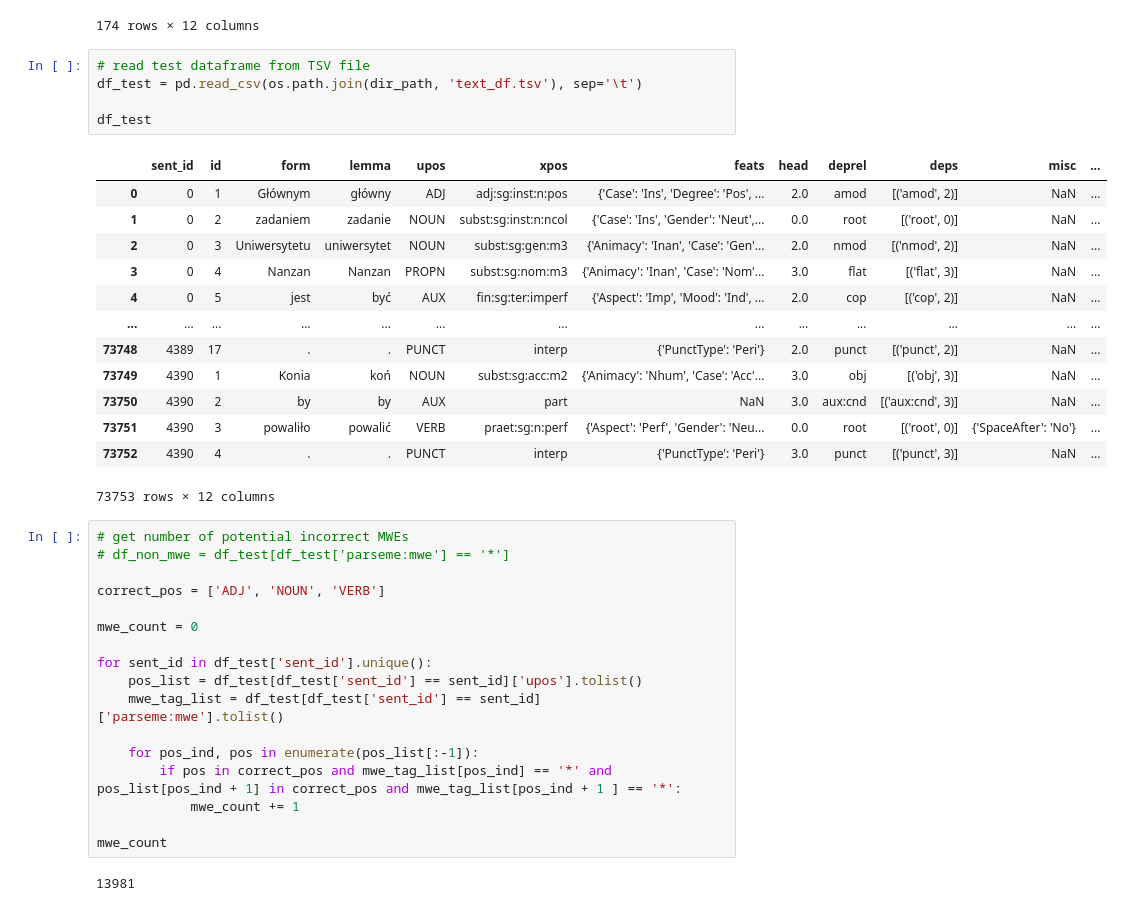
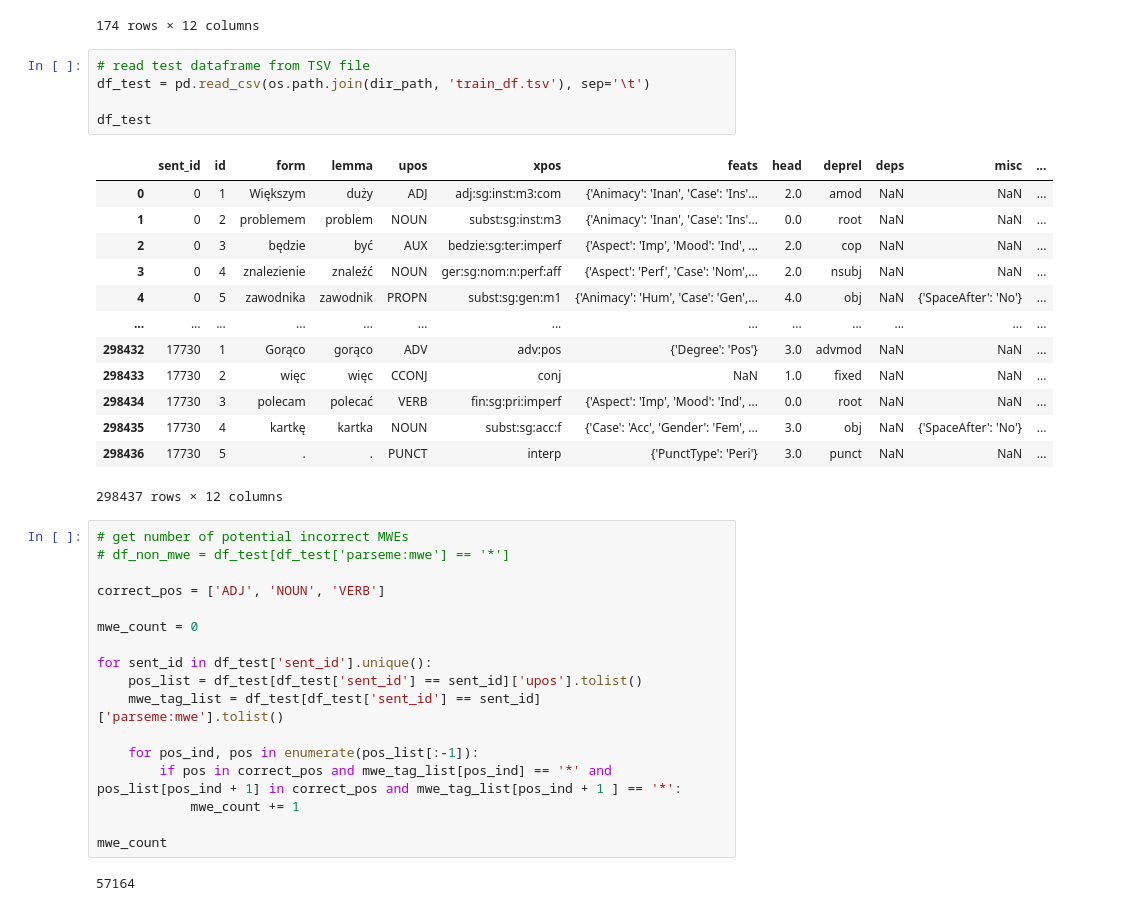
Before and after one commit to Netherwulf/mwe-vector-methods, a Jupyter notebook: get_dataset_from_parseme.ipynb, the cells around one changed output. Saved outputs shown, nothing was run; the diff lists cells and outputs as text.

```diff
--- a/get_dataset_from_parseme.ipynb
+++ b/get_dataset_from_parseme.ipynb
@@ -109,23 +109,23 @@ temp_df[temp_df.duplicated(subset='sent_id')]
 174 rows × 12 columns
 # %%
 # read test dataframe from TSV file
-df_test = pd.read_csv(os.path.join(dir_path, 'text_df.tsv'), sep='\t')
+df_test = pd.read_csv(os.path.join(dir_path, 'train_df.tsv'), sep='\t')
 
 df_test
 # %% [output]
 |  | sent_id | id | form | lemma | upos | xpos | feats | head | deprel | deps | misc | ... |
-| 0 | 0 | 1 | Głównym | główny | ADJ | adj:sg:inst:n:pos | {'Case': 'Ins', 'Degree': 'Pos', ... | 2.0 | amod | [('amod', 2)] | NaN | ... |
-| 1 | 0 | 2 | zadaniem | zadanie | NOUN | subst:sg:inst:n:ncol | {'Case': 'Ins', 'Gender': 'Neut',... | 0.0 | root | [('root', 0)] | NaN | ... |
-| 2 | 0 | 3 | Uniwersytetu | uniwersytet | NOUN | subst:sg:gen:m3 | {'Animacy': 'Inan', 'Case': 'Gen'... | 2.0 | nmod | [('nmod', 2)] | NaN | ... |
-| 3 | 0 | 4 | Nanzan | Nanzan | PROPN | subst:sg:nom:m3 | {'Animacy': 'Inan', 'Case': 'Nom'... | 3.0 | flat | [('flat', 3)] | NaN | ... |
-| 4 | 0 | 5 | jest | być | AUX | fin:sg:ter:imperf | {'Aspect': 'Imp', 'Mood': 'Ind', ... | 2.0 | cop | [('cop', 2)] | NaN | ... |
+| 0 | 0 | 1 | Większym | duży | ADJ | adj:sg:inst:m3:com | {'Animacy': 'Inan', 'Case': 'Ins'... | 2.0 | amod | NaN | NaN | ... |
+| 1 | 0 | 2 | problemem | problem | NOUN | subst:sg:inst:m3 | {'Animacy': 'Inan', 'Case': 'Ins'... | 0.0 | root | NaN | NaN | ... |
+| 2 | 0 | 3 | będzie | być | AUX | bedzie:sg:ter:imperf | {'Aspect': 'Imp', 'Mood': 'Ind', ... | 2.0 | cop | NaN | NaN | ... |
+| 3 | 0 | 4 | znalezienie | znaleźć | NOUN | ger:sg:nom:n:perf:aff | {'Aspect': 'Perf', 'Case': 'Nom',... | 2.0 | nsubj | NaN | NaN | ... |
+| 4 | 0 | 5 | zawodnika | zawodnik | PROPN | subst:sg:gen:m1 | {'Animacy': 'Hum', 'Case': 'Gen',... | 4.0 | obj | NaN | {'SpaceAfter': 'No'} | ... |
 | ... | ... | ... | ... | ... | ... | ... | ... | ... | ... | ... | ... | ... |
-| 73748 | 4389 | 17 | . | . | PUNCT | interp | {'PunctType': 'Peri'} | 2.0 | punct | [('punct', 2)] | NaN | ... |
-| 73749 | 4390 | 1 | Konia | koń | NOUN | subst:sg:acc:m2 | {'Animacy': 'Nhum', 'Case': 'Acc'... | 3.0 | obj | [('obj', 3)] | NaN | ... |
-| 73750 | 4390 | 2 | by | by | AUX | part | NaN | 3.0 | aux:cnd | [('aux:cnd', 3)] | NaN | ... |
-| 73751 | 4390 | 3 | powaliło | powalić | VERB | praet:sg:n:perf | {'Aspect': 'Perf', 'Gender': 'Neu... | 0.0 | root | [('root', 0)] | {'SpaceAfter': 'No'} | ... |
-| 73752 | 4390 | 4 | . | . | PUNCT | interp | {'PunctType': 'Peri'} | 3.0 | punct | [('punct', 3)] | NaN | ... |
+| 298432 | 17730 | 1 | Gorąco | gorąco | ADV | adv:pos | {'Degree': 'Pos'} | 3.0 | advmod | NaN | NaN | ... |
+| 298433 | 17730 | 2 | więc | więc | CCONJ | conj | NaN | 1.0 | fixed | NaN | NaN | ... |
+| 298434 | 17730 | 3 | polecam | polecać | VERB | fin:sg:pri:imperf | {'Aspect': 'Imp', 'Mood': 'Ind', ... | 0.0 | root | NaN | NaN | ... |
+| 298435 | 17730 | 4 | kartkę | kartka | NOUN | subst:sg:acc:f | {'Case': 'Acc', 'Gender': 'Fem', ... | 3.0 | obj | NaN | {'SpaceAfter': 'No'} | ... |
+| 298436 | 17730 | 5 | . | . | PUNCT | interp | {'PunctType': 'Peri'} | 3.0 | punct | NaN | NaN | ... |
-73753 rows × 12 columns
+298437 rows × 12 columns
 # %%
 # get number of potential incorrect MWEs
 # df_non_mwe = df_test[df_test['parseme:mwe'] == '*']
@@ -144,7 +144,7 @@ for sent_id in df_test['sent_id'].unique():
 
 mwe_count
 # %% [output]
-13981
+57164
 # %%
 # get number of MWE instances
 df_test[(df_test['parseme:mwe'] != '*') & (df_test['parseme:mwe'].str.len() > 1)]
```
Also changed, not shown: parts of 3 cells of this notebook.
